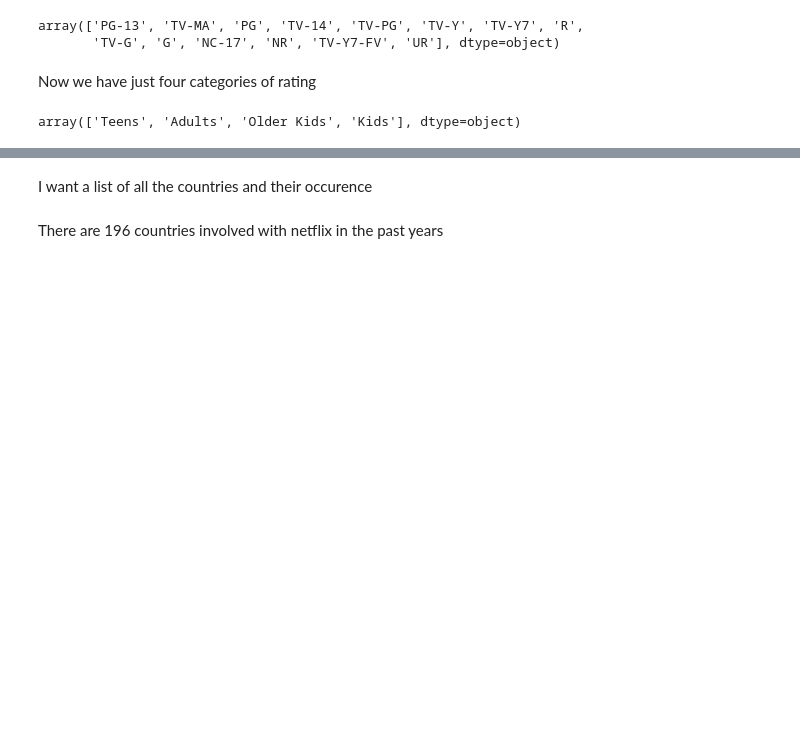
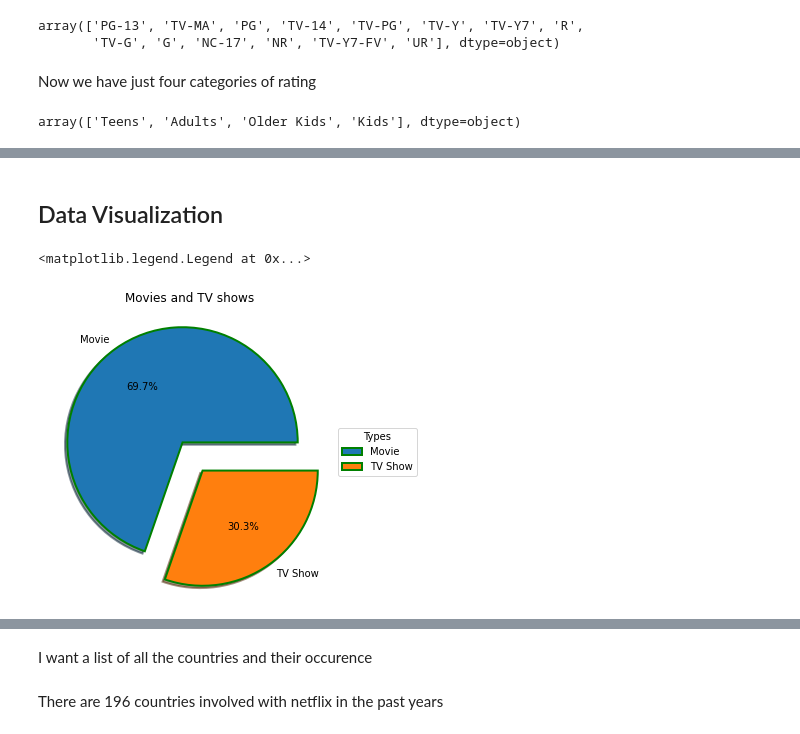
Before and after one commit to luscious-dev/netflix_eda, a Jupyter notebook: my_netflix_eda.ipynb, the cells around one changed output, grey strips where cells are left out. Drawn from its saved outputs; the diff is of its cells as text; code cells hidden in the pictures; blank space fills up the shorter version.

```diff
--- a/my_netflix_eda.ipynb
+++ b/my_netflix_eda.ipynb
@@ -229,0 +254,16 @@ array(['Teens', 'Adults', 'Older Kids', 'Kids'], dtype=object)
+# %% [markdown]
+## Data Visualization
+# %%
+x = df['type'].value_counts()
+fig = plt.figure(figsize=(8,4))
+
+ax1 = fig.add_axes([0.1,0.1,1,1])
+ax1.set_title('Movies and TV shows')
+wedges, texts,temp = ax1.pie(x,labels=x.index,autopct='%1.1f%%',shadow=True,wedgeprops={'linewidth':2,'edgecolor':'green'},explode=[0.1,0.2])
+ax1.legend(wedges, x.index,
+          title ="Types",
+          loc ="center left",
+          bbox_to_anchor =(1, 0, 0.5, 1))
+# %% [output]
+<matplotlib.legend.Legend at 0x...>
+[figure, added]
```
Also changed, not shown: parts of 29 cells of this notebook.
